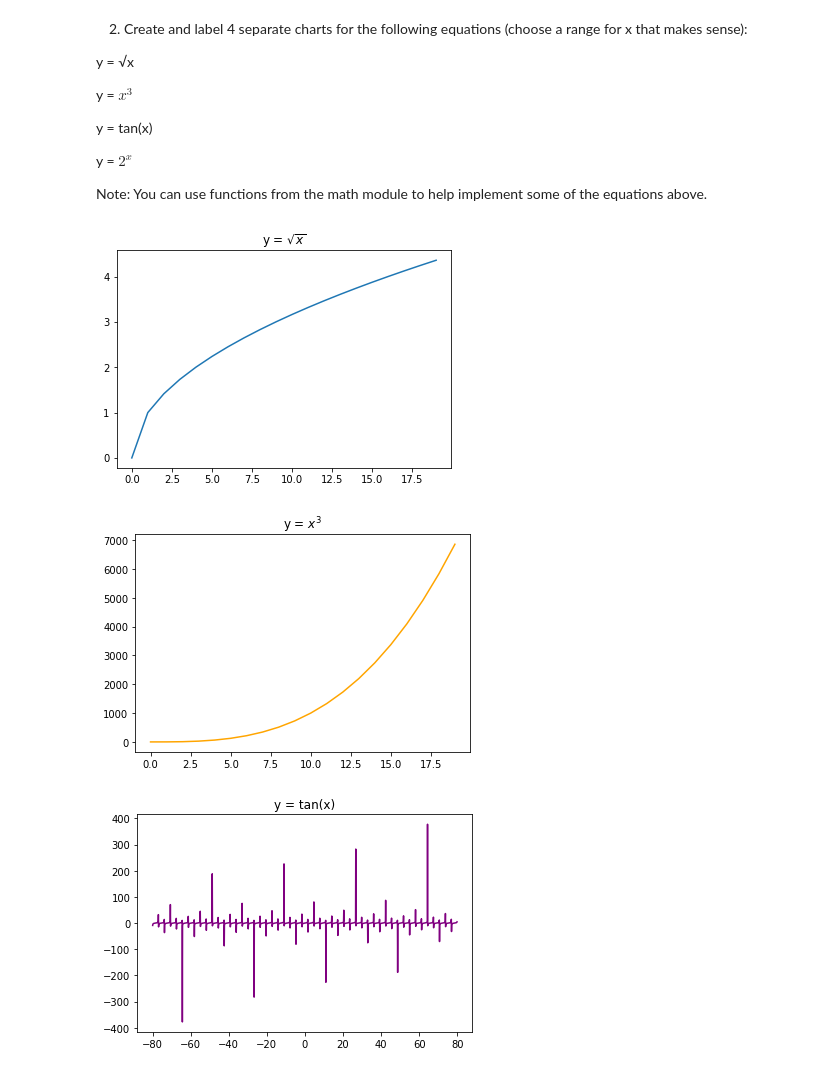
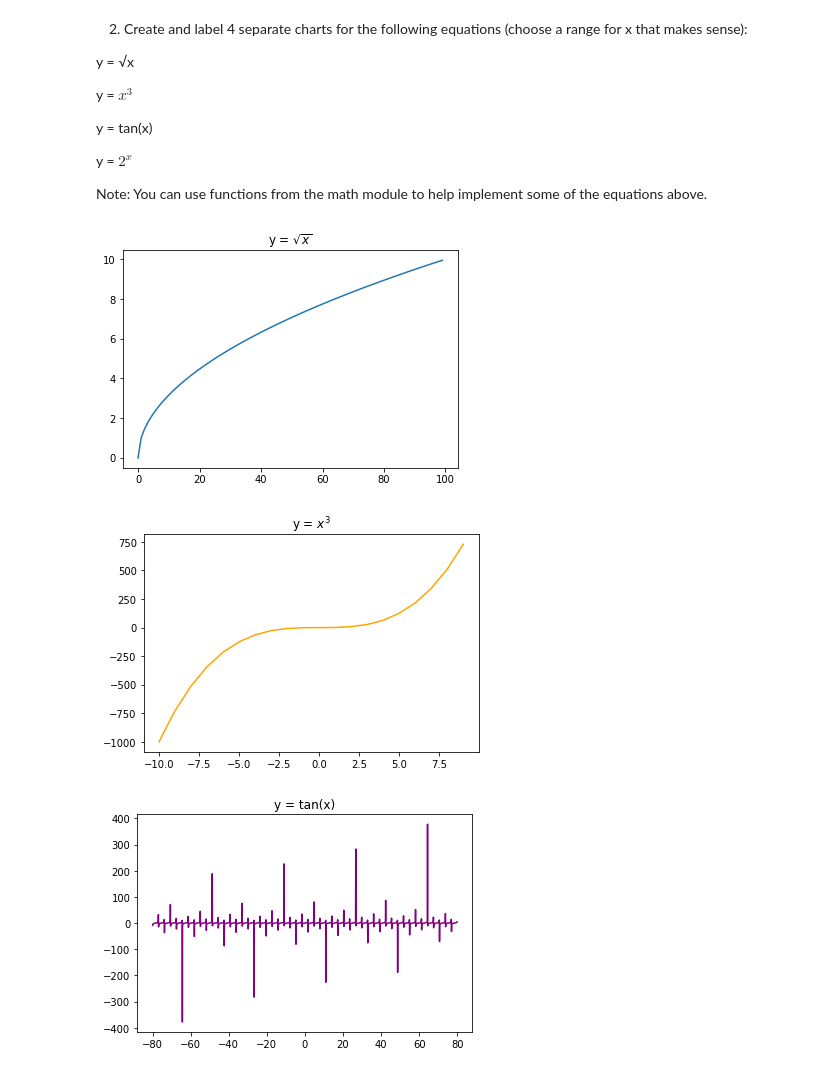
Before and after one commit to faithkane3/python-exercises, a Jupyter notebook: 4.6.1_matplotlib_exercises.ipynb, the cells around one changed output. Drawn from its saved outputs; the diff is of its cells as text; code cells hidden in the pictures.

```diff
--- a/4.6.1_matplotlib_exercises.ipynb
+++ b/4.6.1_matplotlib_exercises.ipynb
@@ -40,23 +38,22 @@ y = $2^x$
 
 Note: You can use functions from the math module to help implement some of the equations above.
 # %%
-x = range(0,20)
+x = range(0,100, 1)
 y = [math.sqrt(i) for i in x]
-
 plt.plot(x,y)
 plt.title("y = $\sqrt{x}$")
 plt.show()
 # %% [output]
-[figure, old version]
+[figure, new version]
 # %%
-x = np.arange(0,20)
+x = np.arange(-10,10,1)
 y = [i ** 3 for i in x]
 
 plt.plot(x,y, c="orange")
 plt.title("y = $x^3$")
 plt.show()
 # %% [output]
-[figure, old version]
+[figure, new version]
 # %%
 x = np.arange(-80,80, .1)
 y = [math.tan(i) for i in x]
```
Also changed, not shown: parts of 3 cells of this notebook.
